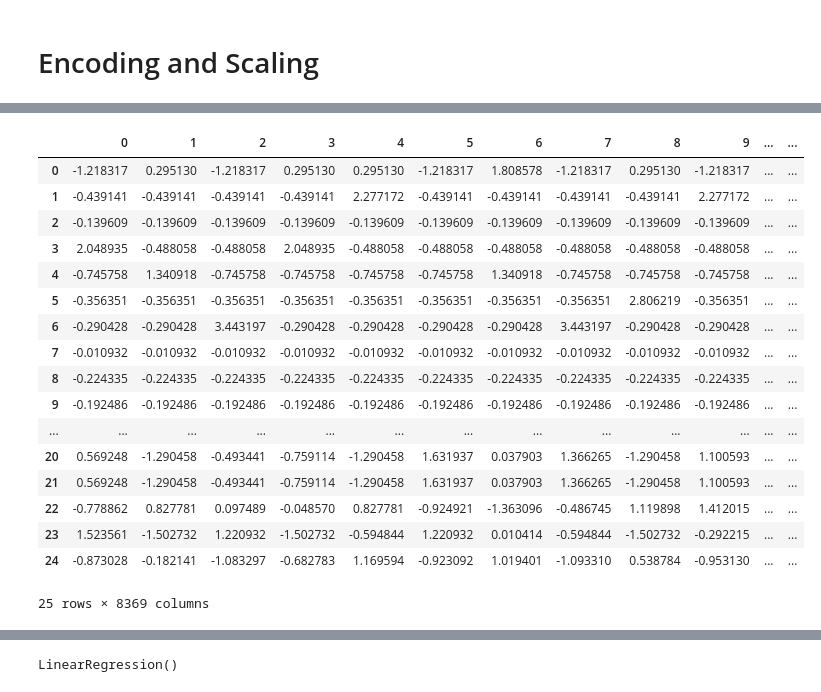
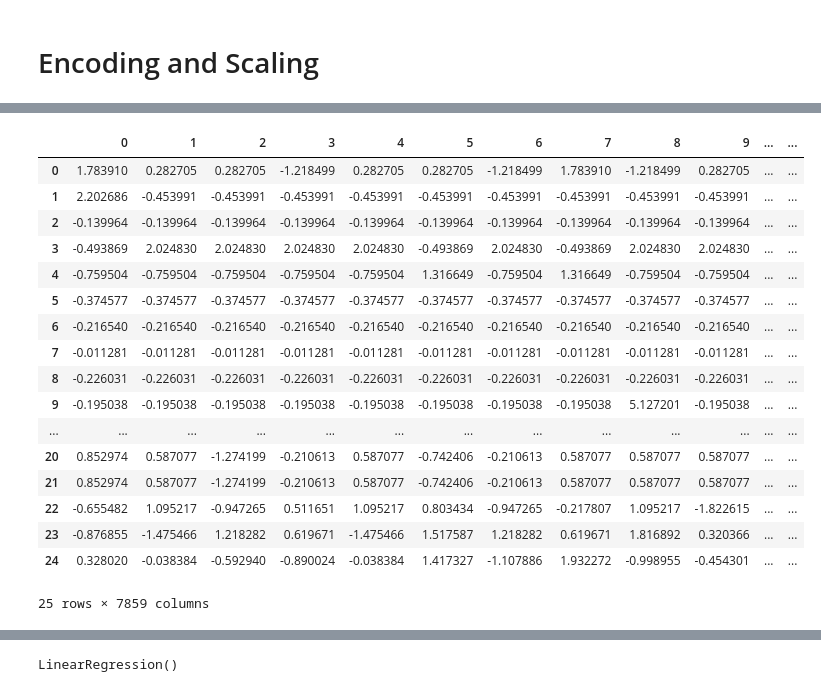
Before and after one commit to SHIVRAJSHINDE/XL, a Jupyter notebook: XL_ML/02 Projects/edaAndPreprocessing3.ipynb, the cells around one changed output, grey strips where cells are left out. Cells and saved outputs as stored; diff of their text form; code cells hidden in the pictures.

```diff
--- a/XL_ML/02 Projects/edaAndPreprocessing3.ipynb
+++ b/XL_ML/02 Projects/edaAndPreprocessing3.ipynb
@@ -1094,0 +1079,4 @@ final_df
+# %%
+
+final_df = final_df.reset_index(drop=True)
+final_df
@@ -1095,6 +1097,6 @@ final_df
 # %%
 # independat Feature
-X = data_train.drop(['Price'],axis=1)
+X = final_df.drop(['Price'],axis=1)
 X
 # %% [output]
 |  | Airline | Source | Destination | Total_Stops | Day | Month | Year | Dept_Hour | Dept_Minute | ... |
@@ -1112,0 +1115,4 @@ X
+# %%
+# Dependant Feature
+y = final_df['Price']
+y
@@ -1152,5 +1188,6 @@ from sklearn.pipeline import make_pipeline,Pipeline
 # %%
 # Create Function to for Encoding and Scalling
+
 def methodPreprocessing():
     trf1 = ColumnTransformer([
         ('OneHot',OneHotEncoder(drop='first',handle_unknown='ignore'),[0,1,2])],remainder='passthrough')
@@ -1160,36 +1197,39 @@ def methodPreprocessing():
          ,remainder='passthrough')
 
     trf3 = ColumnTransformer([
-        ('scale', StandardScaler(), slice(0, 25))
+        ('scale', StandardScaler(), slice(25))
     ])
-    pipe = make_pipeline(trf1,trf2,trf3)
+
+    pipe  = make_pipeline(trf1,trf2,trf3)
     return pipe
 
 pipe = methodPreprocessing()
 # %%
 # for train Data
 
 X_train = pipe.fit_transform(X_train)
+X_train
+
 pd.DataFrame(X_train.T)
 # %% [output]
 |  | 0 | 1 | 2 | 3 | 4 | 5 | 6 | 7 | 8 | 9 | ... | ... |
-| 0 | -1.218317 | 0.295130 | -1.218317 | 0.295130 | 0.295130 | -1.218317 | 1.808578 | -1.218317 | 0.295130 | -1.218317 | ... | ... |
-| 1 | -0.439141 | -0.439141 | -0.439141 | -0.439141 | 2.277172 | -0.439141 | -0.439141 | -0.439141 | -0.439141 | 2.277172 | ... | ... |
-| 2 | -0.139609 | -0.139609 | -0.139609 | -0.139609 | -0.139609 | -0.139609 | -0.139609 | -0.139609 | -0.139609 | -0.139609 | ... | ... |
-| 3 | 2.048935 | -0.488058 | -0.488058 | 2.048935 | -0.488058 | -0.488058 | -0.488058 | -0.488058 | -0.488058 | -0.488058 | ... | ... |
-| 4 | -0.745758 | 1.340918 | -0.745758 | -0.745758 | -0.745758 | -0.745758 | 1.340918 | -0.745758 | -0.745758 | -0.745758 | ... | ... |
-| 5 | -0.356351 | -0.356351 | -0.356351 | -0.356351 | -0.356351 | -0.356351 | -0.356351 | -0.356351 | 2.806219 | -0.356351 | ... | ... |
-| 6 | -0.290428 | -0.290428 | 3.443197 | -0.290428 | -0.290428 | -0.290428 | -0.290428 | 3.443197 | -0.290428 | -0.290428 | ... | ... |
-| 7 | -0.010932 | -0.010932 | -0.010932 | -0.010932 | -0.010932 | -0.010932 | -0.010932 | -0.010932 | -0.010932 | -0.010932 | ... | ... |
-| 8 | -0.224335 | -0.224335 | -0.224335 | -0.224335 | -0.224335 | -0.224335 | -0.224335 | -0.224335 | -0.224335 | -0.224335 | ... | ... |
-| 9 | -0.192486 | -0.192486 | -0.192486 | -0.192486 | -0.192486 | -0.192486 | -0.192486 | -0.192486 | -0.192486 | -0.192486 | ... | ... |
+| 0 | 1.783910 | 0.282705 | 0.282705 | -1.218499 | 0.282705 | 0.282705 | -1.218499 | 1.783910 | -1.218499 | 0.282705 | ... | ... |
+| 1 | 2.202686 | -0.453991 | -0.453991 | -0.453991 | -0.453991 | -0.453991 | -0.453991 | -0.453991 | -0.453991 | -0.453991 | ... | ... |
+| 2 | -0.139964 | -0.139964 | -0.139964 | -0.139964 | -0.139964 | -0.139964 | -0.139964 | -0.139964 | -0.139964 | -0.139964 | ... | ... |
+| 3 | -0.493869 | 2.024830 | 2.024830 | 2.024830 | 2.024830 | -0.493869 | 2.024830 | -0.493869 | 2.024830 | 2.024830 | ... | ... |
+| 4 | -0.759504 | -0.759504 | -0.759504 | -0.759504 | -0.759504 | 1.316649 | -0.759504 | 1.316649 | -0.759504 | -0.759504 | ... | ... |
+| 5 | -0.374577 | -0.374577 | -0.374577 | -0.374577 | -0.374577 | -0.374577 | -0.374577 | -0.374577 | -0.374577 | -0.374577 | ... | ... |
+| 6 | -0.216540 | -0.216540 | -0.216540 | -0.216540 | -0.216540 | -0.216540 | -0.216540 | -0.216540 | -0.216540 | -0.216540 | ... | ... |
+| 7 | -0.011281 | -0.011281 | -0.011281 | -0.011281 | -0.011281 | -0.011281 | -0.011281 | -0.011281 | -0.011281 | -0.011281 | ... | ... |
+| 8 | -0.226031 | -0.226031 | -0.226031 | -0.226031 | -0.226031 | -0.226031 | -0.226031 | -0.226031 | -0.226031 | -0.226031 | ... | ... |
+| 9 | -0.195038 | -0.195038 | -0.195038 | -0.195038 | -0.195038 | -0.195038 | -0.195038 | -0.195038 | 5.127201 | -0.195038 | ... | ... |
 | ... | ... | ... | ... | ... | ... | ... | ... | ... | ... | ... | ... | ... |
-| 20 | 0.569248 | -1.290458 | -0.493441 | -0.759114 | -1.290458 | 1.631937 | 0.037903 | 1.366265 | -1.290458 | 1.100593 | ... | ... |
-| 21 | 0.569248 | -1.290458 | -0.493441 | -0.759114 | -1.290458 | 1.631937 | 0.037903 | 1.366265 | -1.290458 | 1.100593 | ... | ... |
-| 22 | -0.778862 | 0.827781 | 0.097489 | -0.048570 | 0.827781 | -0.924921 | -1.363096 | -0.486745 | 1.119898 | 1.412015 | ... | ... |
-| 23 | 1.523561 | -1.502732 | 1.220932 | -1.502732 | -0.594844 | 1.220932 | 0.010414 | -0.594844 | -1.502732 | -0.292215 | ... | ... |
-| 24 | -0.873028 | -0.182141 | -1.083297 | -0.682783 | 1.169594 | -0.923092 | 1.019401 | -1.093310 | 0.538784 | -0.953130 | ... | ... |
+| 20 | 0.852974 | 0.587077 | -1.274199 | -0.210613 | 0.587077 | -0.742406 | -0.210613 | 0.587077 | 0.587077 | 0.587077 | ... | ... |
+| 21 | 0.852974 | 0.587077 | -1.274199 | -0.210613 | 0.587077 | -0.742406 | -0.210613 | 0.587077 | 0.587077 | 0.587077 | ... | ... |
+| 22 | -0.655482 | 1.095217 | -0.947265 | 0.511651 | 1.095217 | 0.803434 | -0.947265 | -0.217807 | 1.095217 | -1.822615 | ... | ... |
+| 23 | -0.876855 | -1.475466 | 1.218282 | 0.619671 | -1.475466 | 1.517587 | 1.218282 | 0.619671 | 1.816892 | 0.320366 | ... | ... |
+| 24 | 0.328020 | -0.038384 | -0.592940 | -0.890024 | -0.038384 | 1.417327 | -1.107886 | 1.932272 | -0.998955 | -0.454301 | ... | ... |
-25 rows × 8369 columns
+25 rows × 7859 columns
 # %%
 # for test Data
 X_test = pipe.transform(X_test)
```
Also changed, not shown: parts of 39 cells of this notebook, 1 other file.
